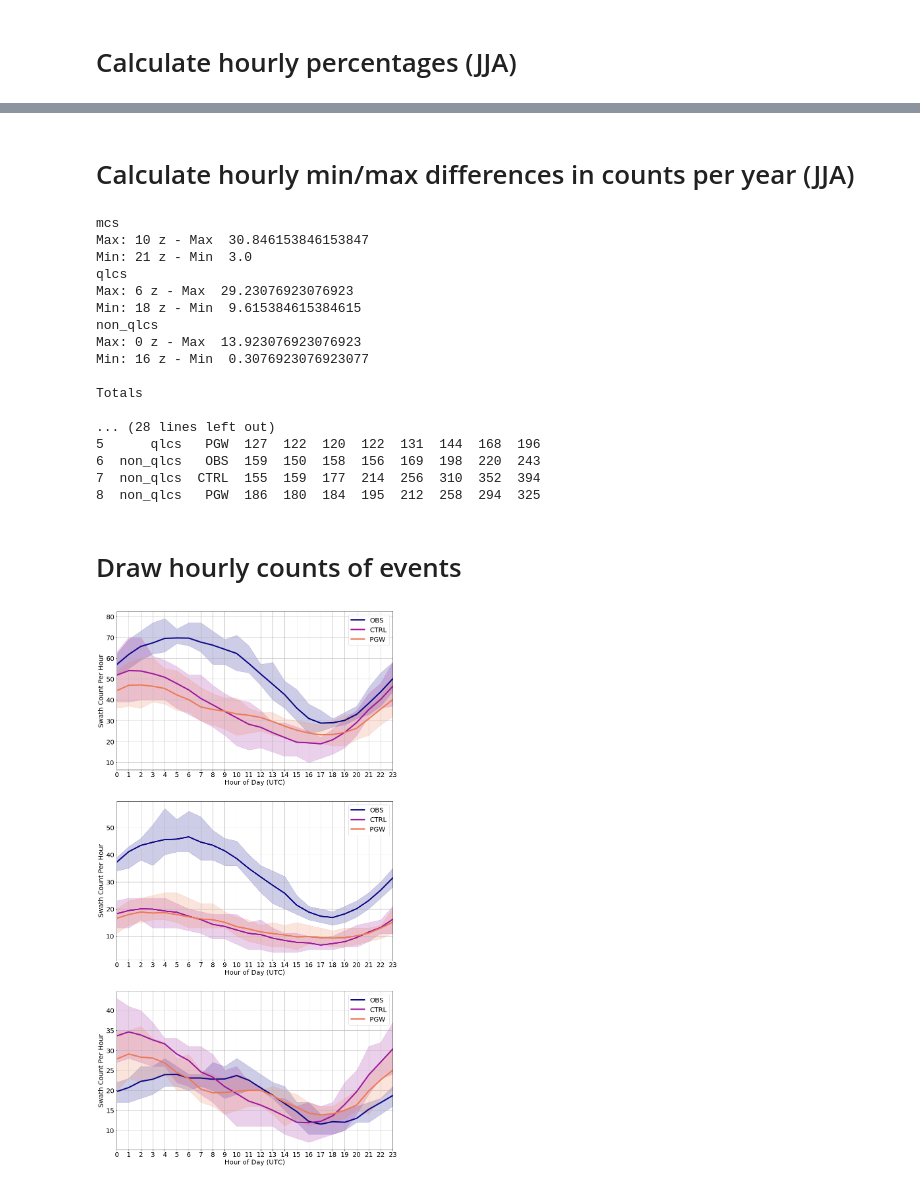
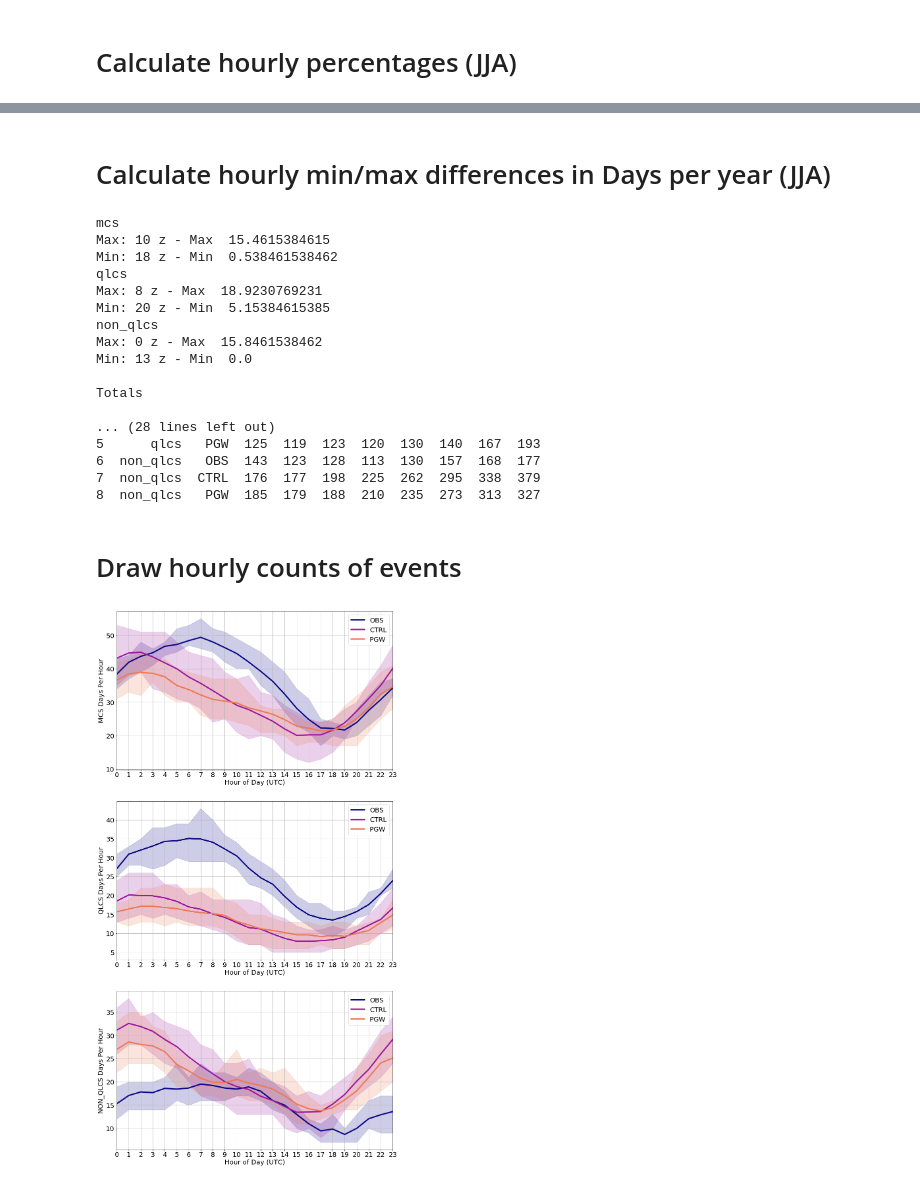
Before and after one commit to ahaberlie/MCS, a Jupyter notebook: mcs_future/notebooks/MCS_QLCS_NonQLCS_Stats.ipynb, the cells around one changed output, grey strips where cells are left out. Drawn from its saved outputs; the diff is of its cells as text; code cells hidden in the pictures.

Commit message:
Post-revision changes
Examining event days instead of absolute counts of events.

```diff
--- a/mcs_future/notebooks/MCS_QLCS_NonQLCS_Stats.ipynb
+++ b/mcs_future/notebooks/MCS_QLCS_NonQLCS_Stats.ipynb
@@ -25,7 +25,7 @@ import numpy as np
 import sys
 sys.path.append('C:/users/ahaberlie/documents/github/MCS/')
 
-data_dir = "../data/slice_data/"
+data_dir = ""
 
 data = {'mcs':{'OBS':None, 'CTRL':None, 'PGW':None},
         'qlcs':{'OBS':None, 'CTRL':None, 'PGW':None},
@@ -33,7 +33,7 @@ data = {'mcs':{'OBS':None, 'CTRL':None, 'PGW':None},
 
 for subset in ['mcs', 'qlcs', 'non_qlcs']:
 
-    filename = data_dir + "master_{}_pgw_project.csv".format(subset)
+    filename = data_dir + "new_{}_project.csv".format(subset)
 
     df = pd.read_csv(filename)
     df['datetime'] = pd.to_datetime(df.datetime)
@@ -175,21 +233,0 @@ for sid, swath in df_.groupby('storm_num'):
-# %%
-view = generate_view(plt, -120, -73, 20, 50, from_proj, to_proj)
-
-subset = 'mcs'
-dataset = 'CTRL'
-df_ = mw_data[subset][dataset]
-df_ = df_[df_.index.month.isin([6,7,8])]
-
-for sid, swath in df_.groupby('storm_num'):
-
-    xp = np.array([np.mean([x1, x2]) for (x1, x2) in zip(swath.xmin.values, swath.xmax.values)])
-    yp = np.array([np.mean([y1, y2]) for (y1, y2) in zip(swath.ymin.values, swath.ymax.values)])
-
-    if dataset == 'OBS':
-        xp, yp = NOWrad_to_lon_lat(xp, yp)
-    else:
-        xp, yp = wrf_to_lon_lat(lons, lats, xp.astype(int), yp.astype(int))
-
-    view.plot(xp, yp, 'k-', lw=0.5, transform=from_proj)
-    view.set_title("Midwest -- Subset: " + subset + " Dataset: " + dataset)
-    draw_midwest(view)
@@ -199,0 +236,11 @@ for sid, swath in df_.groupby('storm_num'):
+# %%
+import datetime
+from scipy.misc import imread
+
+def calc_day_count(dframe):
+
+    #Resample and calculate how many rows each day has
+    days = dframe.resample('D').count()
+
+    #Give me the count of days with at least one row
+    return np.sum(days['storm_num'].values > 0)
@@ -467,5 +627,5 @@ Max % Diff 37.313432835820905
 # %% [markdown]
-# Calculate hourly min/max differences in counts per year (JJA)
+# Calculate hourly min/max differences in Days per year (JJA)
 # %%
 shrs = [str(x) for x in range(0, 24)]
 col_names = ['subset', 'dset'] + shrs
@@ -477,13 +637,13 @@ for sub_key in ['mcs', 'qlcs', 'non_qlcs']:
 
         dset_val = mw_data[sub_key][dset_key].copy()
         dset_val = dset_val[dset_val.index.month.isin([6,7,8])].copy()
-        total_count = dset_val.storm_num.nunique()
+        total_count = 1196
 
         for hr in list(range(0, 24)):
 
             dset_ = dset_val[dset_val.index.hour==hr].copy()
 
-            hours[str(hr)].append(dset_.storm_num.nunique())
+            hours[str(hr)].append(calc_day_count(dset_))
 
         hours['subset'].append(sub_key)
         hours['dset'].append(dset_key)
@@ -512,22 +672,22 @@ print("\n", df[col_names[:2] + col_names[10:18]])
 print("\n", df[col_names[:2] + col_names[18:]])
 # %% [output]
 mcs
-Max: 10 z - Max  30.846153846153847
-Min: 21 z - Min  3.0
+Max: 10 z - Max  15.4615384615
+Min: 18 z - Min  0.538461538462
 qlcs
-Max: 6 z - Max  29.23076923076923
-Min: 18 z - Min  9.615384615384615
+Max: 8 z - Max  18.9230769231
+Min: 20 z - Min  5.15384615385
 non_qlcs
-Max: 0 z - Max  13.923076923076923
-Min: 16 z - Min  0.3076923076923077
+Max: 0 z - Max  15.8461538462
+Min: 13 z - Min  0.0
 
 Totals
 
 ... (28 lines left out)
-5      qlcs   PGW  127  122  120  122  131  144  168  196
-6  non_qlcs   OBS  159  150  158  156  169  198  220  243
-7  non_qlcs  CTRL  155  159  177  214  256  310  352  394
-8  non_qlcs   PGW  186  180  184  195  212  258  294  325
+5      qlcs   PGW  125  119  123  120  130  140  167  193
+6  non_qlcs   OBS  143  123  128  113  130  157  168  177
+7  non_qlcs  CTRL  176  177  198  225  262  295  338  379
+8  non_qlcs   PGW  185  179  188  210  235  273  313  327
 # %% [markdown]
 # Draw hourly counts of events
 # %%
@@ -540,7 +700,7 @@ def draw_hour_labels(ax, lab):
     ax.set_xlim(0, 23)
     ax.legend(prop={'size': 20})
 
-    ax.set_ylabel("Swath Count Per Hour")
+    ax.set_ylabel(lab + " Days Per Hour")
     ax.set_xlabel("Hour of Day (UTC)")
     ax.set_xticks(list(range(0, 24)))
     #ax.set_title(lab + " Swath Count by Hour of Day", fontsize=20)
@@ -548,33 +708,33 @@ def draw_hour_labels(ax, lab):
 
 colors = [plt.cm.plasma(x/3) for x in range(0, 3)]
 
 for subplot, subset in enumerate(['mcs', 'qlcs', 'non_qlcs']):
     for dset_num, dataset in enumerate(['OBS', 'CTRL', 'PGW']):
 
         ax = plt.subplot(3, 1, subplot+1)
 
         df_ = mw_data[subset][dataset].copy()
         df_ = df_[df_.index.month.isin([6,7,8])].copy()
 
         years = df_.groupby(df_.index.year)
         year_data = np.zeros((13, 24), dtype=int)
 
         for yid, year in years:
             hour_data = []
             for hid in range(0, 24):
 
                 hour = year[year.index.hour==hid]
-                hour_data.append(len(np.unique(hour.storm_num.values)))
+                hour_data.append(calc_day_count(hour))
 
             year_data[yid-2001, :] = np.array(hour_data)
 
         p25 = np.percentile(year_data, 25, axis=0)
         p75 = np.percentile(year_data, 75, axis=0)
         plt.fill_between(list(range(24)), p25, p75, color=colors[dset_num], alpha=0.2)
         plt.plot(np.mean(year_data, axis=0), '-', color=colors[dset_num], linewidth=4, label=dataset)
 
         ax = draw_hour_labels(ax, subset.upper())
 
-#plt.savefig("Figure2.tif", dpi=400, bbox_inches='tight')
+plt.savefig("Figure2.tif", dpi=400, bbox_inches='tight')
 # %% [output]
-[figure, old version]
+[figure, new version]
```
Also changed, not shown: parts of 18 cells of this notebook, 3 other files.
